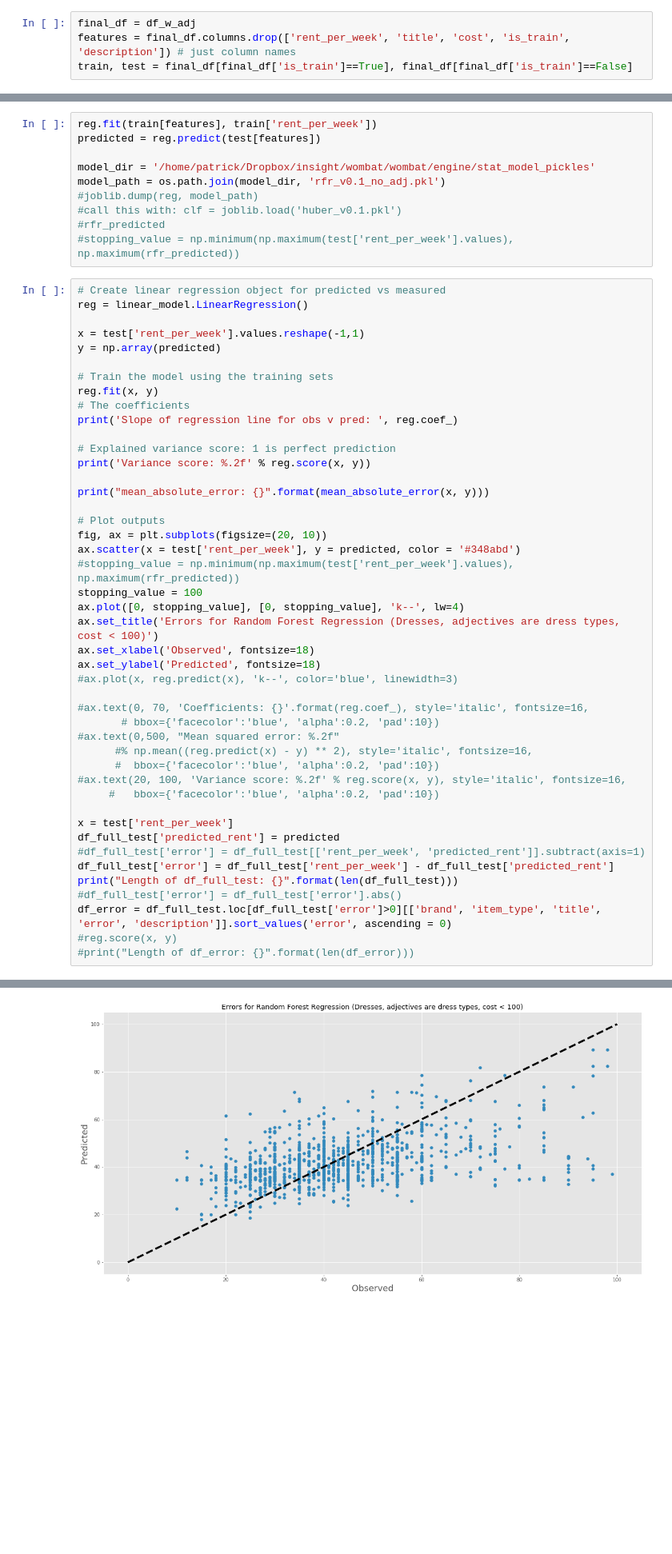
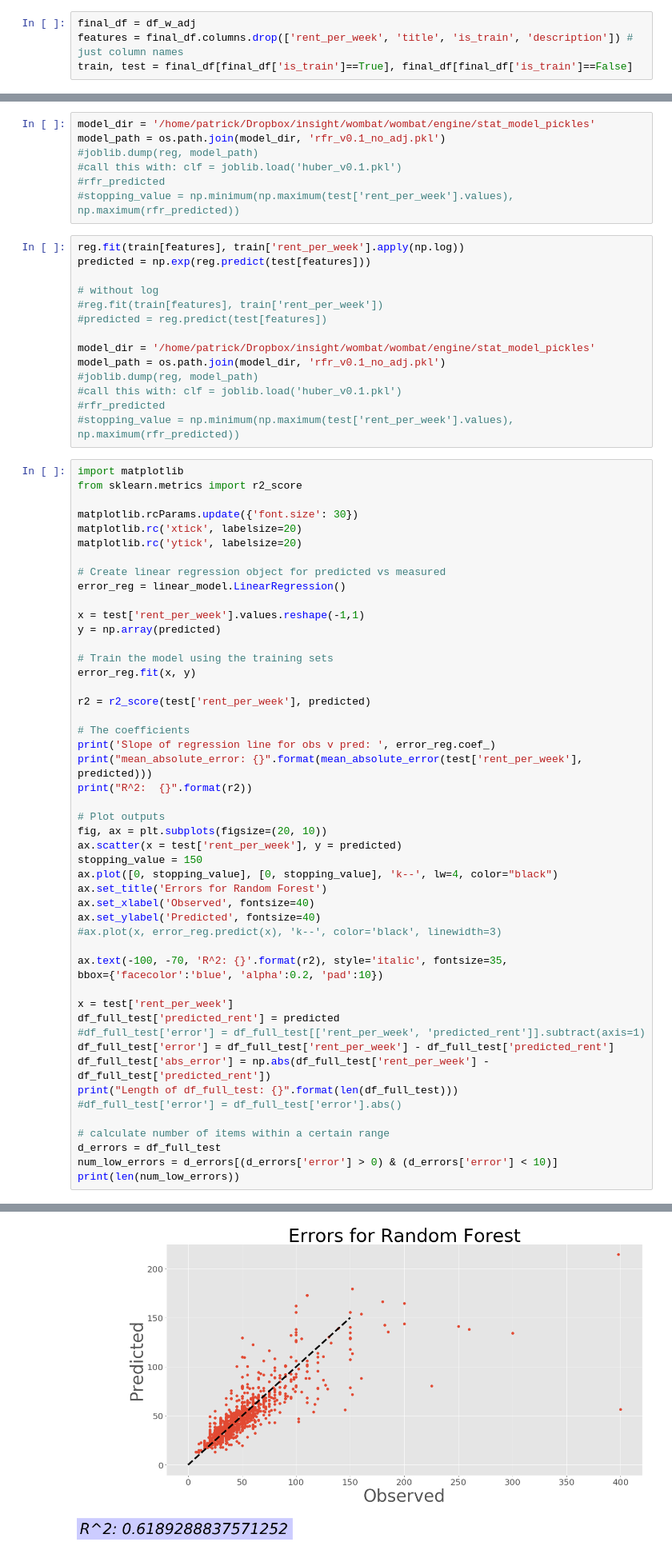
Before and after one commit to patrickspencer/regressthedress, a Jupyter notebook: testing/model_for_just_dresses.ipynb, the cells around one changed output, grey strips where cells are left out. Shown at 80% size. Cells and saved outputs as stored; diff of their text form; blank space fills up the shorter version.

```diff
--- a/testing/model_for_just_dresses.ipynb
+++ b/testing/model_for_just_dresses.ipynb
@@ -142,6 +121,6 @@ df_w_adj
 # %%
 final_df = df_w_adj
-features = final_df.columns.drop(['rent_per_week', 'title', 'cost', 'is_train', 'description']) # just column names
+features = final_df.columns.drop(['rent_per_week', 'title', 'is_train', 'description']) # just column names
 train, test = final_df[final_df['is_train']==True], final_df[final_df['is_train']==False]
 # %%
 #clf = svm.SVR() # didn't work. Predicted 43 for everything
@@ -157,58 +136,73 @@ reg = RandomForestRegressor(n_jobs=2, n_estimators=15)
 #reg = linear_model.TheilSenRegressor() # slow, did not finish, uses lots of cpu
 #reg = linear_model.HuberRegressor() # slow, did not finish, uses lots of cpu
 # %%
-reg.fit(train[features], train['rent_per_week'])
-predicted = reg.predict(test[features])
-
 model_dir = '/home/patrick/Dropbox/insight/wombat/wombat/engine/stat_model_pickles'
 model_path = os.path.join(model_dir, 'rfr_v0.1_no_adj.pkl')
 #joblib.dump(reg, model_path)
 #call this with: clf = joblib.load('huber_v0.1.pkl')
 #rfr_predicted
 #stopping_value = np.minimum(np.maximum(test['rent_per_week'].values), np.maximum(rfr_predicted))
+# %%
+reg.fit(train[features], train['rent_per_week'].apply(np.log))
+predicted = np.exp(reg.predict(test[features]))
+
+# without log
+#reg.fit(train[features], train['rent_per_week'])
+#predicted = reg.predict(test[features])
+
+model_dir = '/home/patrick/Dropbox/insight/wombat/wombat/engine/stat_model_pickles'
+model_path = os.path.join(model_dir, 'rfr_v0.1_no_adj.pkl')
+#joblib.dump(reg, model_path)
+#call this with: clf = joblib.load('huber_v0.1.pkl')
+#rfr_predicted
+#stopping_value = np.minimum(np.maximum(test['rent_per_week'].values), np.maximum(rfr_predicted))
 # %%
+import matplotlib
+from sklearn.metrics import r2_score
+
+matplotlib.rcParams.update({'font.size': 30})
+matplotlib.rc('xtick', labelsize=20)
+matplotlib.rc('ytick', labelsize=20)
+
 # Create linear regression object for predicted vs measured
-reg = linear_model.LinearRegression()
+error_reg = linear_model.LinearRegression()
 
 x = test['rent_per_week'].values.reshape(-1,1)
 y = np.array(predicted)
 
 # Train the model using the training sets
-reg.fit(x, y)
+error_reg.fit(x, y)
+
+r2 = r2_score(test['rent_per_week'], predicted)
+
 # The coefficients
-print('Slope of regression line for obs v pred: ', reg.coef_)
-
-# Explained variance score: 1 is perfect prediction
-print('Variance score: %.2f' % reg.score(x, y))
-
-print("mean_absolute_error: {}".format(mean_absolute_error(x, y)))
+print('Slope of regression line for obs v pred: ', error_reg.coef_)
+print("mean_absolute_error: {}".format(mean_absolute_error(test['rent_per_week'], predicted)))
+print("R^2:  {}".format(r2))
 
 # Plot outputs
 fig, ax = plt.subplots(figsize=(20, 10))
-ax.scatter(x = test['rent_per_week'], y = predicted, color = '#348abd')
-#stopping_value = np.minimum(np.maximum(test['rent_per_week'].values), np.maximum(rfr_predicted))
-stopping_value = 100
-ax.plot([0, stopping_value], [0, stopping_value], 'k--', lw=4)
-ax.set_title('Errors for Random Forest Regression (Dresses, adjectives are dress types, cost < 100)')
-ax.set_xlabel('Observed', fontsize=18)
-ax.set_ylabel('Predicted', fontsize=18)
-#ax.plot(x, reg.predict(x), 'k--', color='blue', linewidth=3)
+ax.scatter(x = test['rent_per_week'], y = predicted)
+stopping_value = 150
+ax.plot([0, stopping_value], [0, stopping_value], 'k--', lw=4, color="black")
+ax.set_title('Errors for Random Forest')
+ax.set_xlabel('Observed', fontsize=40)
+ax.set_ylabel('Predicted', fontsize=40)
+#ax.plot(x, error_reg.predict(x), 'k--', color='black', linewidth=3)
 
-#ax.text(0, 70, 'Coefficients: {}'.format(reg.coef_), style='italic', fontsize=16,
-       # bbox={'facecolor':'blue', 'alpha':0.2, 'pad':10})
-#ax.text(0,500, "Mean squared error: %.2f"
-      #% np.mean((reg.predict(x) - y) ** 2), style='italic', fontsize=16,
-      #  bbox={'facecolor':'blue', 'alpha':0.2, 'pad':10})
-#ax.text(20, 100, 'Variance score: %.2f' % reg.score(x, y), style='italic', fontsize=16,
-     #   bbox={'facecolor':'blue', 'alpha':0.2, 'pad':10})
+ax.text(-100, -70, 'R^2: {}'.format(r2), style='italic', fontsize=35,
+bbox={'facecolor':'blue', 'alpha':0.2, 'pad':10})
 
 x = test['rent_per_week']
 df_full_test['predicted_rent'] = predicted
 #df_full_test['error'] = df_full_test[['rent_per_week', 'predicted_rent']].subtract(axis=1)
 df_full_test['error'] = df_full_test['rent_per_week'] - df_full_test['predicted_rent']
+df_full_test['abs_error'] = np.abs(df_full_test['rent_per_week'] - df_full_test['predicted_rent'])
 print("Length of df_full_test: {}".format(len(df_full_test)))
 #df_full_test['error'] = df_full_test['error'].abs()
-df_error = df_full_test.loc[df_full_test['error']>0][['brand', 'item_type', 'title', 'error', 'description']].sort_values('error', ascending = 0)
-#reg.score(x, y)
-#print("Length of df_error: {}".format(len(df_error)))
+
+# calculate number of items within a certain range
+d_errors = df_full_test
+num_low_errors = d_errors[(d_errors['error'] > 0) & (d_errors['error'] < 10)]
+print(len(num_low_errors))
 # %% [output]
@@ -219,3 +214,3 @@ Length of df_full_test: 1075
-[figure, old version]
+[figure, new version]
 # %%
 fig, ax = plt.subplots(figsize=(20, 10))
```
Also changed, not shown: parts of 21 cells of this notebook, 3 other files.
